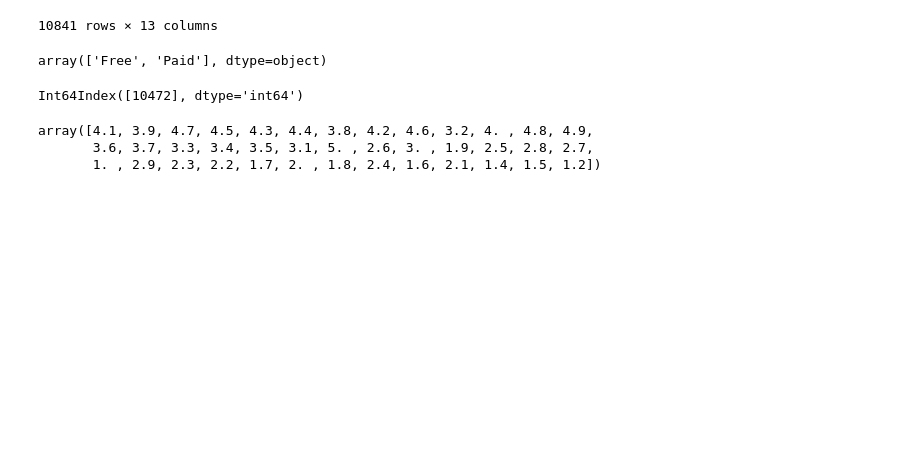
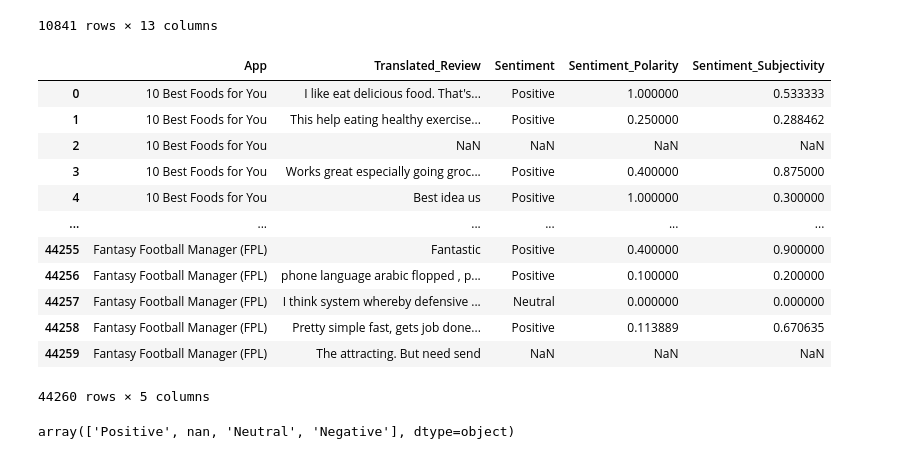
Before and after one commit to isaiascabreraa/TP1-CienciaDeDatos-FIUBA, a Jupyter notebook: Visualizaciones/HEATMAP.ipynb, the cells around one changed output. Drawn from its saved outputs; the diff is of its cells as text; code cells hidden in the pictures; blank space fills up the shorter version.

```diff
--- a/Visualizaciones/HEATMAP.ipynb
+++ b/Visualizaciones/HEATMAP.ipynb
@@ -29,4 +26,0 @@ infoplay = infoplay.dropna(subset=['Type'])
-# %%
-infoplay['Type'].unique()
-# %% [output]
-array(['Free', 'Paid'], dtype=object)
@@ -35,12 +27,16 @@ infoplay = infoplay.dropna(subset='Rating')
-# %%
-indexbuscado = infoplay[infoplay['Rating'] == 19].index
-indexbuscado
-# %% [output]
-Int64Index([10472], dtype='int64')
-# %%
-infoplay.loc[indexbuscado,'Rating'] = 1.9
-infoplay['Rating'].unique()
-# %% [output]
-array([4.1, 3.9, 4.7, 4.5, 4.3, 4.4, 3.8, 4.2, 4.6, 3.2, 4. , 4.8, 4.9,
-       3.6, 3.7, 3.3, 3.4, 3.5, 3.1, 5. , 2.6, 3. , 1.9, 2.5, 2.8, 2.7,
-       1. , 2.9, 2.3, 2.2, 1.7, 2. , 1.8, 2.4, 1.6, 2.1, 1.4, 1.5, 1.2])
+# %%
+inforeviews
+# %% [output]
+|  | App | Translated_Review | Sentiment | Sentiment_Polarity | Sentiment_Subjectivity |
+| 0 | 10 Best Foods for You | I like eat delicious food. That's... | Positive | 1.000000 | 0.533333 |
+| 1 | 10 Best Foods for You | This help eating healthy exercise... | Positive | 0.250000 | 0.288462 |
+| 2 | 10 Best Foods for You | NaN | NaN | NaN | NaN |
+| 3 | 10 Best Foods for You | Works great especially going groc... | Positive | 0.400000 | 0.875000 |
+| 4 | 10 Best Foods for You | Best idea us | Positive | 1.000000 | 0.300000 |
+| ... | ... | ... | ... | ... | ... |
+| 44255 | Fantasy Football Manager (FPL) | Fantastic | Positive | 0.400000 | 0.900000 |
+| 44256 | Fantasy Football Manager (FPL) | phone language arabic flopped , p... | Positive | 0.100000 | 0.200000 |
+| 44257 | Fantasy Football Manager (FPL) | I think system whereby defensive ... | Neutral | 0.000000 | 0.000000 |
+| 44258 | Fantasy Football Manager (FPL) | Pretty simple fast, gets job done... | Positive | 0.113889 | 0.670635 |
+| 44259 | Fantasy Football Manager (FPL) | The attracting. But need send | NaN | NaN | NaN |
+44260 rows × 5 columns
@@ -46,0 +48,4 @@ array([4.1, 3.9, 4.7, 4.5, 4.3, 4.4, 3.8, 4.2, 4.6, 3.2, 4. , 4.8, 4.9,
+# %%
+inforeviews['Sentiment'].unique()
+# %% [output]
+array(['Positive', nan, 'Neutral', 'Negative'], dtype=object)
```
Also changed, not shown: parts of 23 cells of this notebook.
